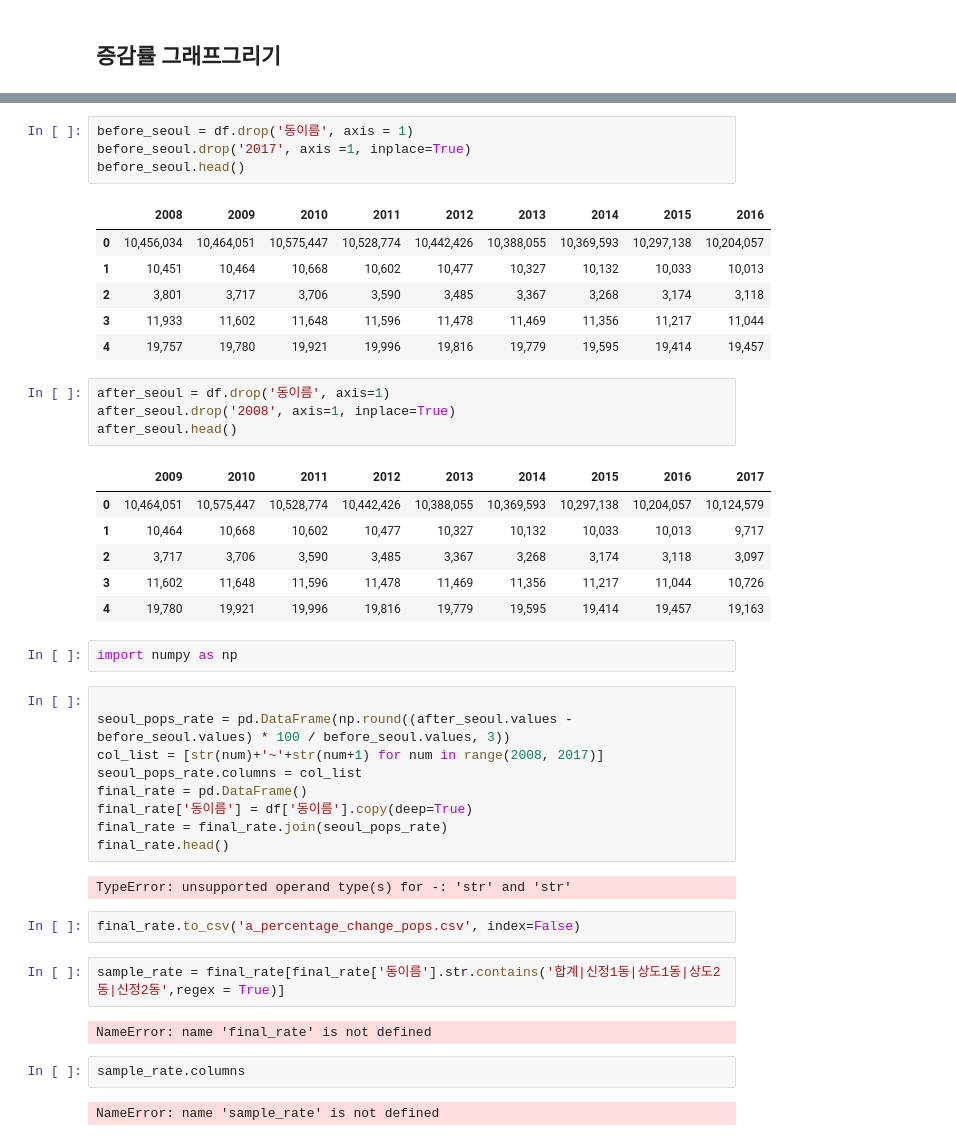
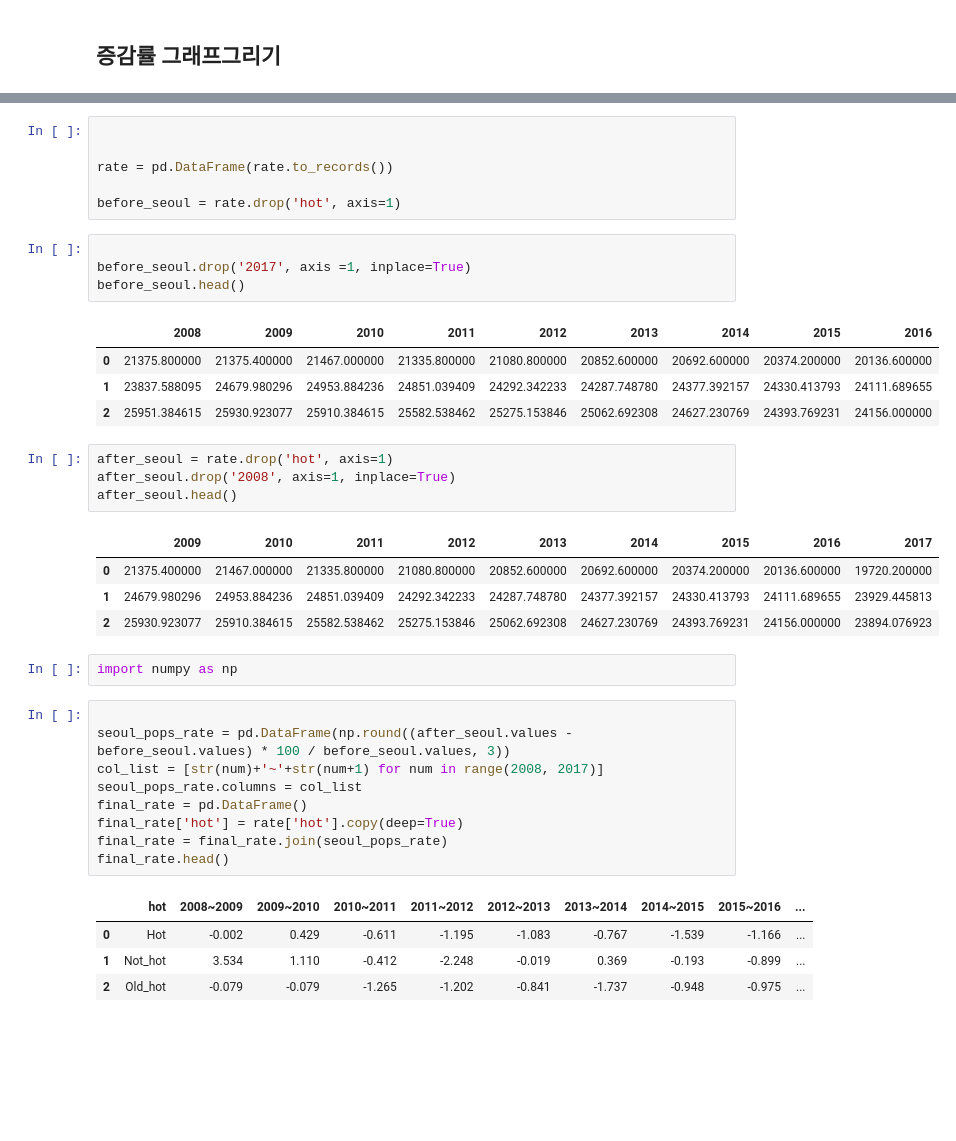
Before and after one commit to dataitgirls2/Next_Hip_Place, a Jupyter notebook: code/seoul_populations/population_visualization.ipynb, the cells around one changed output, grey strips where cells are left out. Cells and saved outputs as stored; diff of their text form; blank space fills up the shorter version.

```diff
--- a/code/seoul_populations/population_visualization.ipynb
+++ b/code/seoul_populations/population_visualization.ipynb
@@ -92,25 +151,27 @@ sample.head()
+# %%
+
+
+rate = pd.DataFrame(rate.to_records())
+
+before_seoul = rate.drop('hot', axis=1)
 # %%
-before_seoul = df.drop('동이름', axis = 1)
+
 before_seoul.drop('2017', axis =1, inplace=True)
 before_seoul.head()
 # %% [output]
 |  | 2008 | 2009 | 2010 | 2011 | 2012 | 2013 | 2014 | 2015 | 2016 |
-| 0 | 10,456,034 | 10,464,051 | 10,575,447 | 10,528,774 | 10,442,426 | 10,388,055 | 10,369,593 | 10,297,138 | 10,204,057 |
-| 1 | 10,451 | 10,464 | 10,668 | 10,602 | 10,477 | 10,327 | 10,132 | 10,033 | 10,013 |
-| 2 | 3,801 | 3,717 | 3,706 | 3,590 | 3,485 | 3,367 | 3,268 | 3,174 | 3,118 |
-| 3 | 11,933 | 11,602 | 11,648 | 11,596 | 11,478 | 11,469 | 11,356 | 11,217 | 11,044 |
-| 4 | 19,757 | 19,780 | 19,921 | 19,996 | 19,816 | 19,779 | 19,595 | 19,414 | 19,457 |
+| 0 | 21375.800000 | 21375.400000 | 21467.000000 | 21335.800000 | 21080.800000 | 20852.600000 | 20692.600000 | 20374.200000 | 20136.600000 |
+| 1 | 23837.588095 | 24679.980296 | 24953.884236 | 24851.039409 | 24292.342233 | 24287.748780 | 24377.392157 | 24330.413793 | 24111.689655 |
+| 2 | 25951.384615 | 25930.923077 | 25910.384615 | 25582.538462 | 25275.153846 | 25062.692308 | 24627.230769 | 24393.769231 | 24156.000000 |
 # %%
-after_seoul = df.drop('동이름', axis=1)
+after_seoul = rate.drop('hot', axis=1)
 after_seoul.drop('2008', axis=1, inplace=True)
 after_seoul.head()
 # %% [output]
 |  | 2009 | 2010 | 2011 | 2012 | 2013 | 2014 | 2015 | 2016 | 2017 |
-| 0 | 10,464,051 | 10,575,447 | 10,528,774 | 10,442,426 | 10,388,055 | 10,369,593 | 10,297,138 | 10,204,057 | 10,124,579 |
-| 1 | 10,464 | 10,668 | 10,602 | 10,477 | 10,327 | 10,132 | 10,033 | 10,013 | 9,717 |
-| 2 | 3,717 | 3,706 | 3,590 | 3,485 | 3,367 | 3,268 | 3,174 | 3,118 | 3,097 |
-| 3 | 11,602 | 11,648 | 11,596 | 11,478 | 11,469 | 11,356 | 11,217 | 11,044 | 10,726 |
-| 4 | 19,780 | 19,921 | 19,996 | 19,816 | 19,779 | 19,595 | 19,414 | 19,457 | 19,163 |
+| 0 | 21375.400000 | 21467.000000 | 21335.800000 | 21080.800000 | 20852.600000 | 20692.600000 | 20374.200000 | 20136.600000 | 19720.200000 |
+| 1 | 24679.980296 | 24953.884236 | 24851.039409 | 24292.342233 | 24287.748780 | 24377.392157 | 24330.413793 | 24111.689655 | 23929.445813 |
+| 2 | 25930.923077 | 25910.384615 | 25582.538462 | 25275.153846 | 25062.692308 | 24627.230769 | 24393.769231 | 24156.000000 | 23894.076923 |
 # %%
 import numpy as np
 # %%
@@ -119,18 +180,11 @@ seoul_pops_rate = pd.DataFrame(np.round((after_seoul.values - before_seoul.value
 col_list = [str(num)+'~'+str(num+1) for num in range(2008, 2017)]
 seoul_pops_rate.columns = col_list
 final_rate = pd.DataFrame()
-final_rate['동이름'] = df['동이름'].copy(deep=True)
+final_rate['hot'] = rate['hot'].copy(deep=True)
 final_rate = final_rate.join(seoul_pops_rate)
 final_rate.head()
 # %% [output]
-TypeError: unsupported operand type(s) for -: 'str' and 'str'
+|  | hot | 2008~2009 | 2009~2010 | 2010~2011 | 2011~2012 | 2012~2013 | 2013~2014 | 2014~2015 | 2015~2016 | ... |
+| 0 | Hot | -0.002 | 0.429 | -0.611 | -1.195 | -1.083 | -0.767 | -1.539 | -1.166 | ... |
+| 1 | Not_hot | 3.534 | 1.110 | -0.412 | -2.248 | -0.019 | 0.369 | -0.193 | -0.899 | ... |
+| 2 | Old_hot | -0.079 | -0.079 | -1.265 | -1.202 | -0.841 | -1.737 | -0.948 | -0.975 | ... |
-# %%
-final_rate.to_csv('a_percentage_change_pops.csv', index=False)
-# %%
-sample_rate = final_rate[final_rate['동이름'].str.contains('합계|신정1동|상도1동|상도2동|신정2동',regex = True)]
-# %% [output]
-NameError: name 'final_rate' is not defined
-# %%
-sample_rate.columns
-# %% [output]
-NameError: name 'sample_rate' is not defined
```
Also changed, not shown: parts of 26 cells of this notebook, 7 other files.
